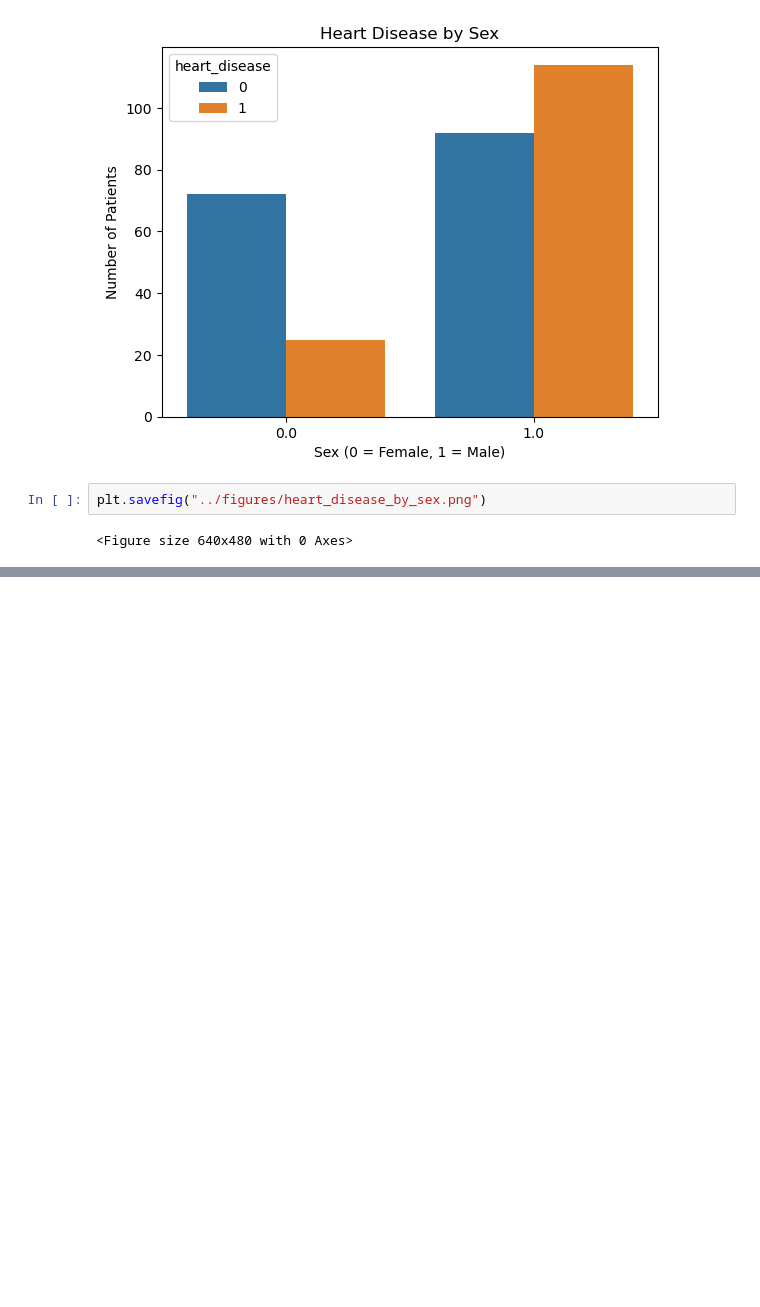
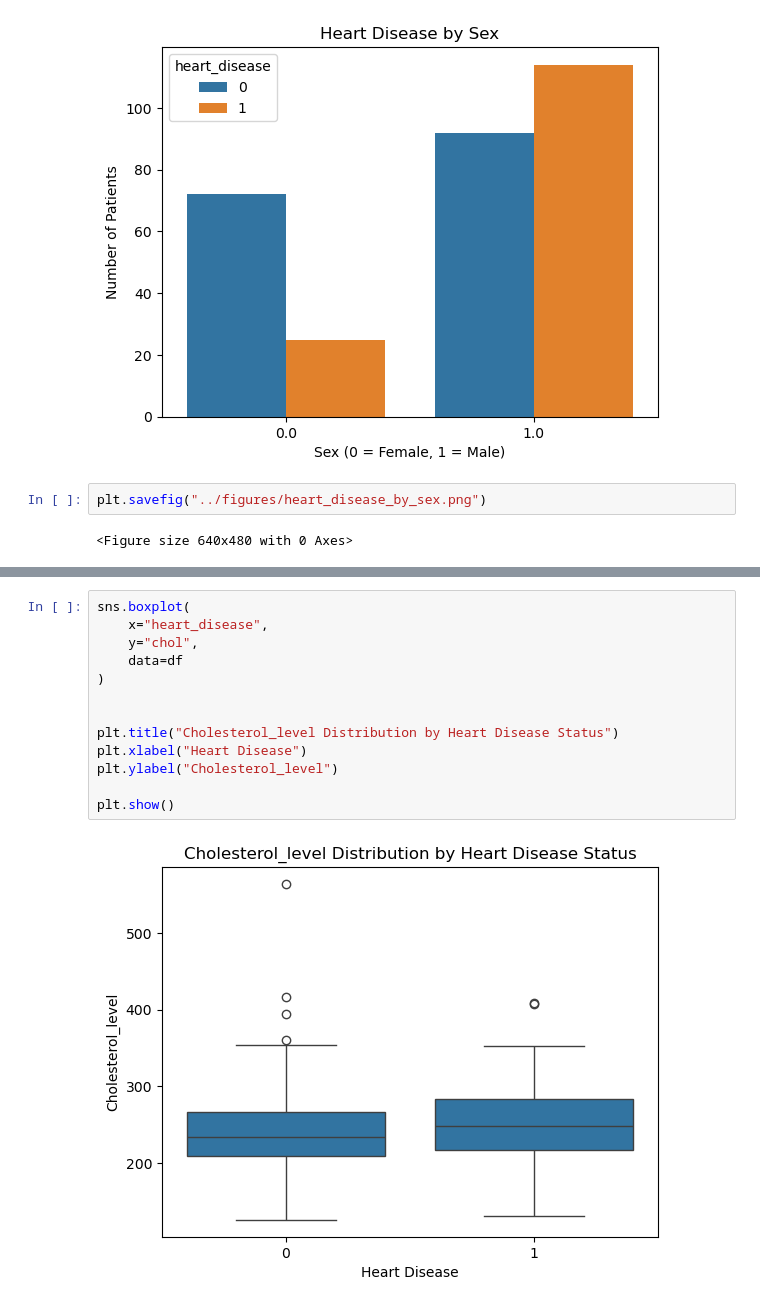
Before and after one commit to eilselx/heart-disease-analysis, a Jupyter notebook: notebooks/heart_disease_analysis.ipynb, the cells around one changed output, grey strips where cells are left out. Cells and saved outputs as stored; diff of their text form; blank space fills up the shorter version.

```diff
--- a/notebooks/heart_disease_analysis.ipynb
+++ b/notebooks/heart_disease_analysis.ipynb
@@ -153,0 +200,15 @@ plt.savefig("../figures/heart_disease_by_sex.png")
+# %%
+sns.boxplot(
+    x="heart_disease",
+    y="chol",
+    data=df
+)
+
+
+plt.title("Cholesterol_level Distribution by Heart Disease Status")
+plt.xlabel("Heart Disease")
+plt.ylabel("Cholesterol_level")
+
+plt.show()
+# %% [output]
+[figure, added]
```
Also changed, not shown: parts of 14 cells of this notebook, 4 other files.
